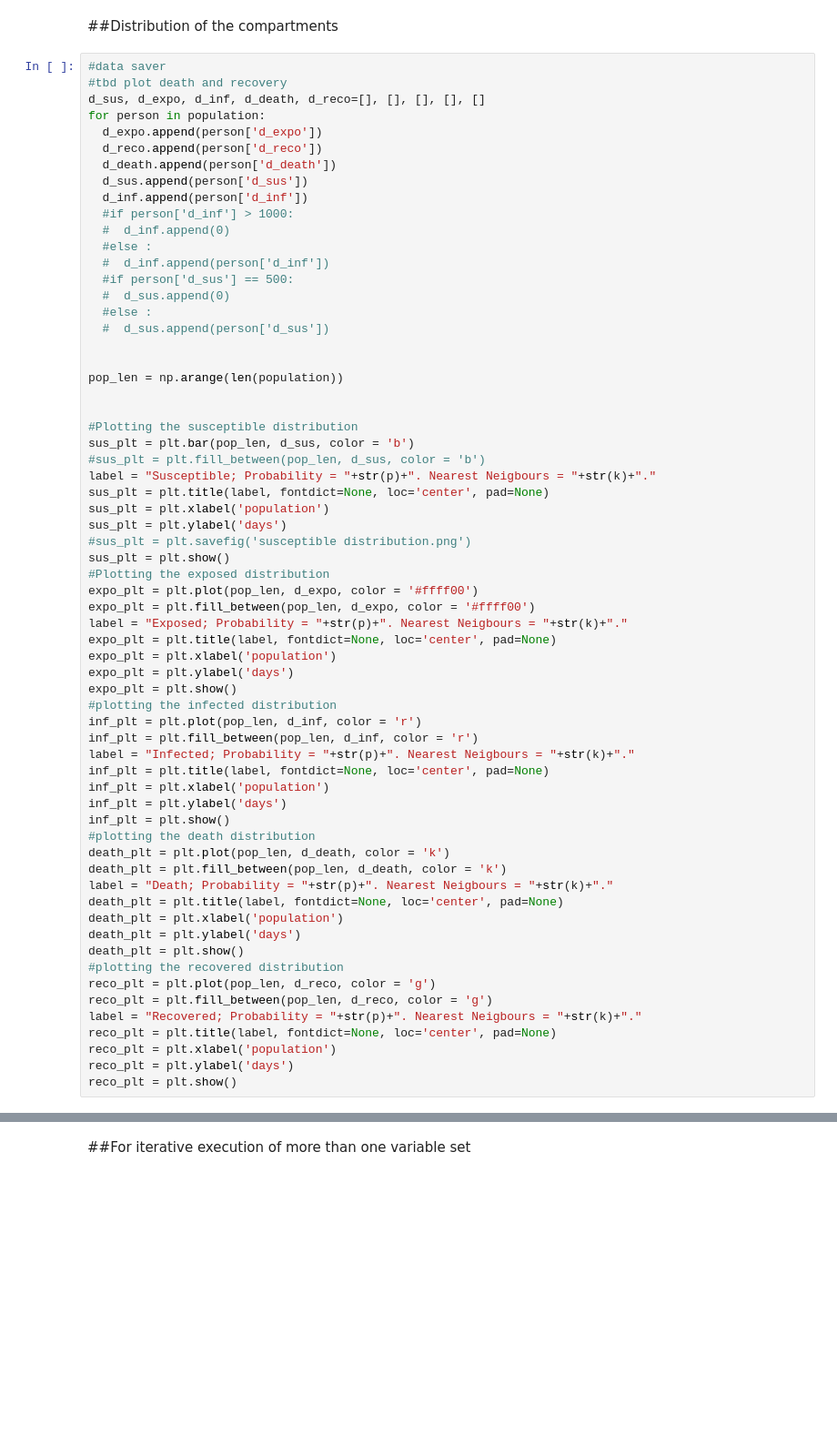
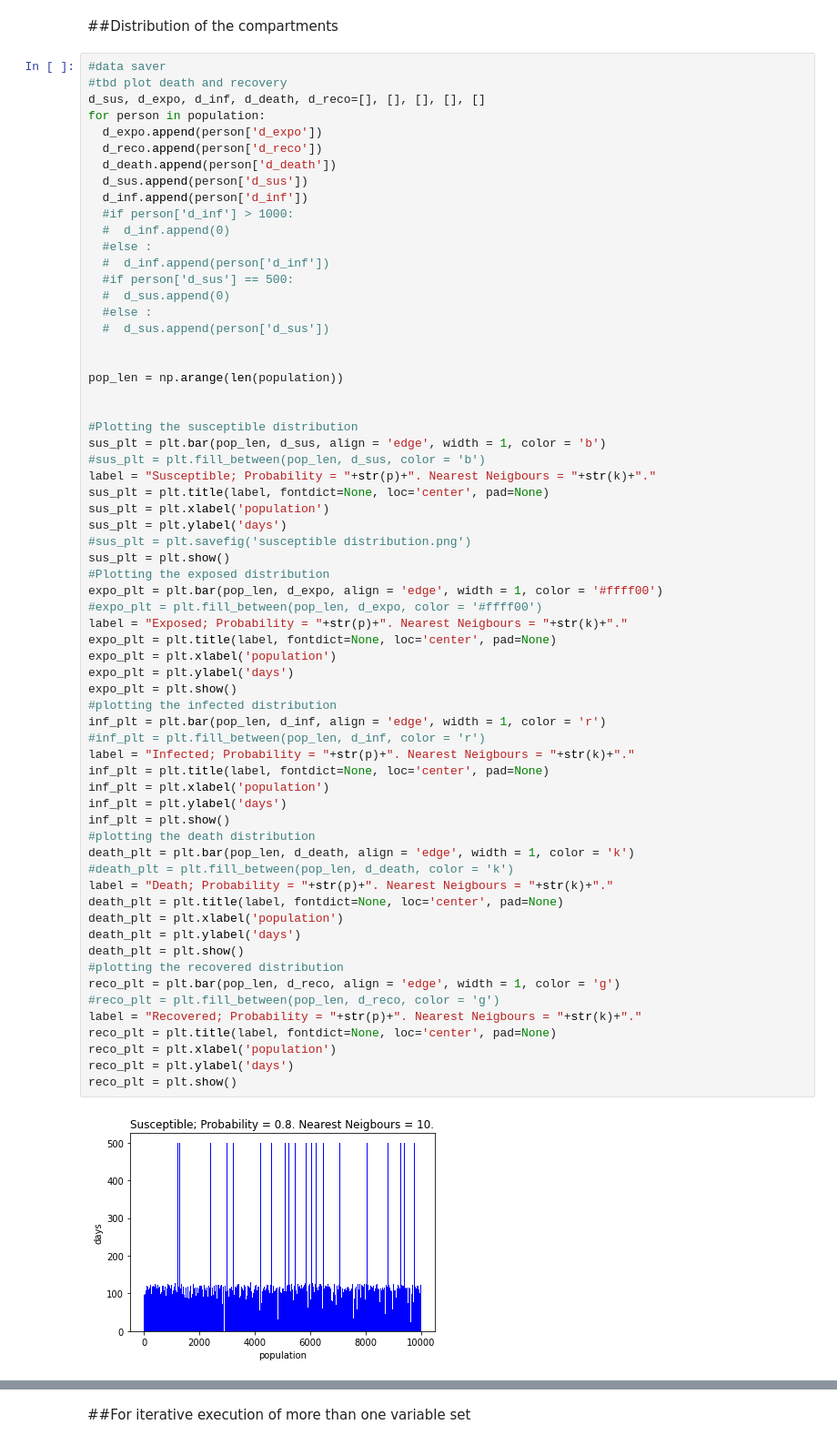
Before and after one commit to thecrazyphysicist369/strategic-Covid19-testing, a Jupyter notebook: v2_Random_Testing.ipynb, the cells around one changed output, grey strips where cells are left out. Shown: that part at 91% size. Drawn from its saved outputs; the diff is of its cells as text; blank space fills up the shorter version.

```diff
--- a/v2_Random_Testing.ipynb
+++ b/v2_Random_Testing.ipynb
@@ -314,43 +315,45 @@ pop_len = np.arange(len(population))
 
 
 #Plotting the susceptible distribution
-sus_plt = plt.bar(pop_len, d_sus, color = 'b')
+sus_plt = plt.bar(pop_len, d_sus, align = 'edge', width = 1, color = 'b')
 #sus_plt = plt.fill_between(pop_len, d_sus, color = 'b')
 label = "Susceptible; Probability = "+str(p)+". Nearest Neigbours = "+str(k)+"."
 sus_plt = plt.title(label, fontdict=None, loc='center', pad=None)
 sus_plt = plt.xlabel('population')
 sus_plt = plt.ylabel('days')
 #sus_plt = plt.savefig('susceptible distribution.png')
 sus_plt = plt.show()
 #Plotting the exposed distribution
-expo_plt = plt.plot(pop_len, d_expo, color = '#ffff00')
-expo_plt = plt.fill_between(pop_len, d_expo, color = '#ffff00')
+expo_plt = plt.bar(pop_len, d_expo, align = 'edge', width = 1, color = '#ffff00')
+#expo_plt = plt.fill_between(pop_len, d_expo, color = '#ffff00')
 label = "Exposed; Probability = "+str(p)+". Nearest Neigbours = "+str(k)+"."
 expo_plt = plt.title(label, fontdict=None, loc='center', pad=None)
 expo_plt = plt.xlabel('population')
 expo_plt = plt.ylabel('days')
 expo_plt = plt.show()
 #plotting the infected distribution
-inf_plt = plt.plot(pop_len, d_inf, color = 'r')
-inf_plt = plt.fill_between(pop_len, d_inf, color = 'r')
+inf_plt = plt.bar(pop_len, d_inf, align = 'edge', width = 1, color = 'r')
+#inf_plt = plt.fill_between(pop_len, d_inf, color = 'r')
 label = "Infected; Probability = "+str(p)+". Nearest Neigbours = "+str(k)+"."
 inf_plt = plt.title(label, fontdict=None, loc='center', pad=None)
 inf_plt = plt.xlabel('population')
 inf_plt = plt.ylabel('days')
 inf_plt = plt.show()
 #plotting the death distribution
-death_plt = plt.plot(pop_len, d_death, color = 'k')
-death_plt = plt.fill_between(pop_len, d_death, color = 'k')
+death_plt = plt.bar(pop_len, d_death, align = 'edge', width = 1, color = 'k')
+#death_plt = plt.fill_between(pop_len, d_death, color = 'k')
 label = "Death; Probability = "+str(p)+". Nearest Neigbours = "+str(k)+"."
 death_plt = plt.title(label, fontdict=None, loc='center', pad=None)
 death_plt = plt.xlabel('population')
 death_plt = plt.ylabel('days')
 death_plt = plt.show()
 #plotting the recovered distribution
-reco_plt = plt.plot(pop_len, d_reco, color = 'g')
-reco_plt = plt.fill_between(pop_len, d_reco, color = 'g')
+reco_plt = plt.bar(pop_len, d_reco, align = 'edge', width = 1, color = 'g')
+#reco_plt = plt.fill_between(pop_len, d_reco, color = 'g')
 label = "Recovered; Probability = "+str(p)+". Nearest Neigbours = "+str(k)+"."
 reco_plt = plt.title(label, fontdict=None, loc='center', pad=None)
 reco_plt = plt.xlabel('population')
 reco_plt = plt.ylabel('days')
 reco_plt = plt.show()
+# %% [output]
+[figure, added]
```
Also changed, not shown: parts of 5 cells of this notebook.
